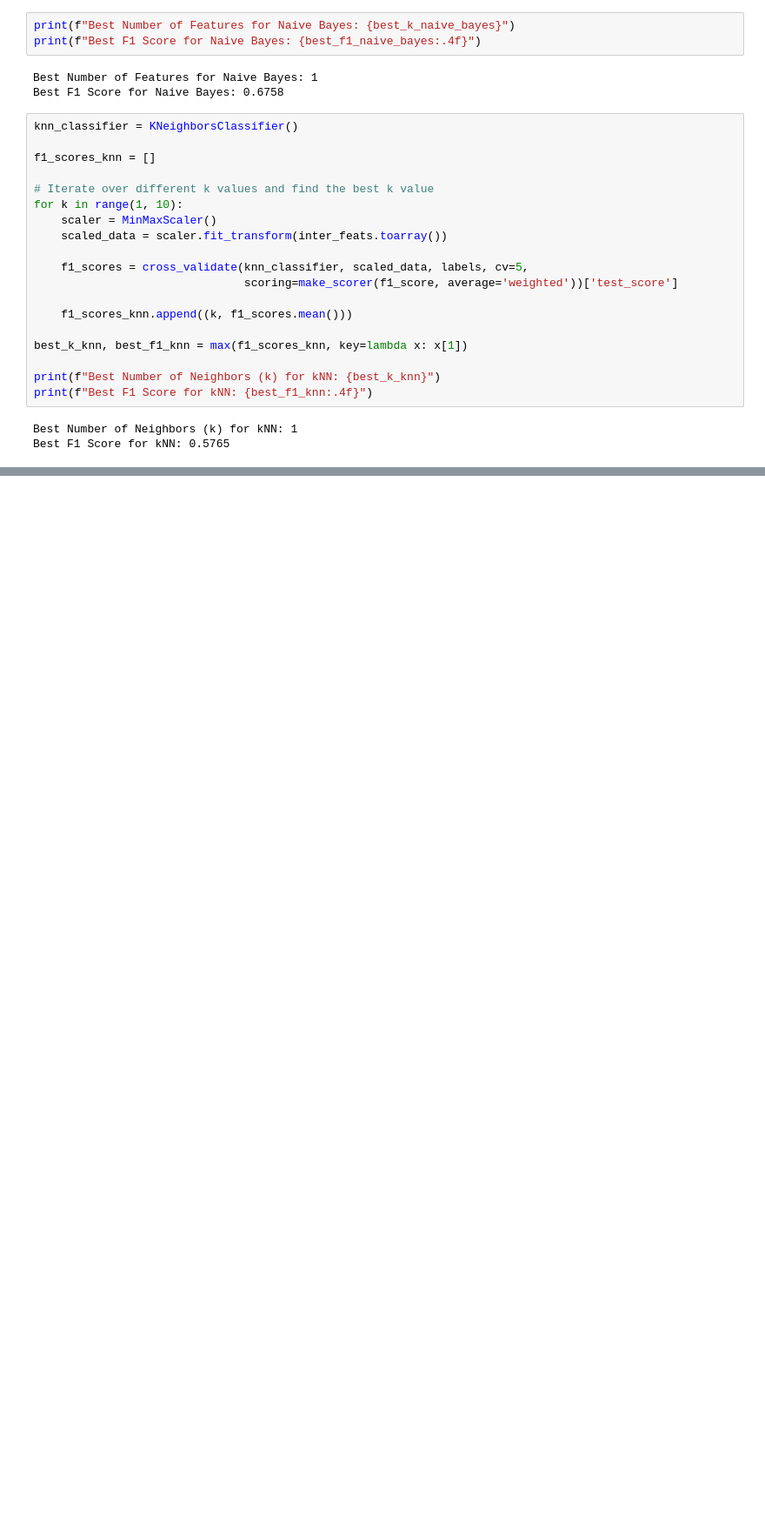
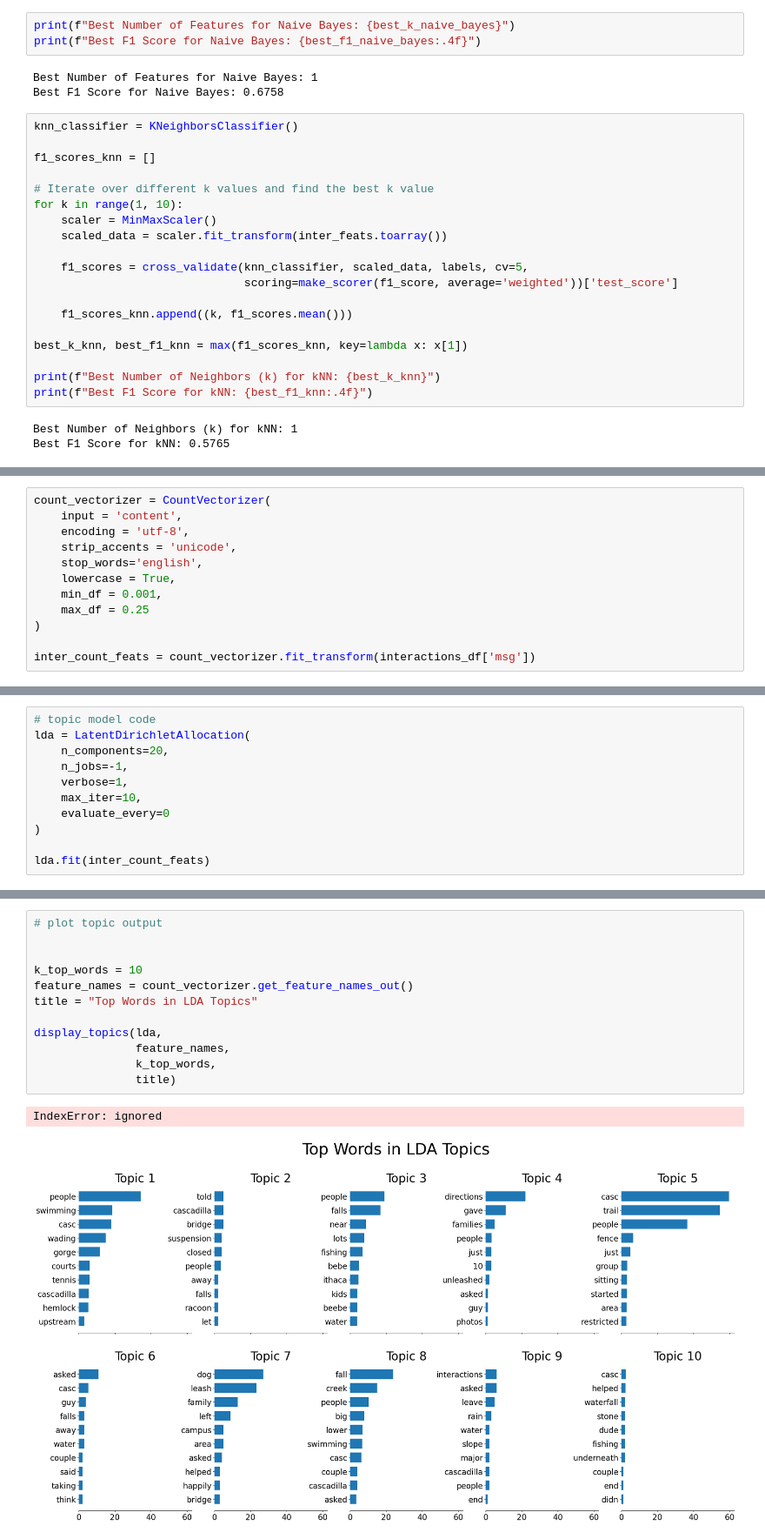
Before and after one commit to Ming-DeMers/cornell-gorges, a Jupyter notebook: Gorges_Analysis_INFO_3350_Final.ipynb, the cells around one changed output, grey strips where cells are left out. Shown at 87% size. Cells and saved outputs as stored; diff of their text form; blank space fills up the shorter version.

Commit message:
added topic models and started bert-based classifying

```diff
--- a/Gorges_Analysis_INFO_3350_Final.ipynb
+++ b/Gorges_Analysis_INFO_3350_Final.ipynb
@@ -1239,0 +1262,12 @@ Best F1 Score for kNN: 0.5765
+# %%
+count_vectorizer = CountVectorizer(
+    input = 'content',
+    encoding = 'utf-8',
+    strip_accents = 'unicode',
+    stop_words='english',
+    lowercase = True,
+    min_df = 0.001,
+    max_df = 0.25
+)
+
+inter_count_feats = count_vectorizer.fit_transform(interactions_df['msg'])
@@ -1239,0 +1276,11 @@ Best F1 Score for kNN: 0.5765
+# %%
+# topic model code
+lda = LatentDirichletAllocation(
+    n_components=20,
+    n_jobs=-1,
+    verbose=1,
+    max_iter=10,
+    evaluate_every=0
+)
+
+lda.fit(inter_count_feats)
@@ -1239,0 +1302,15 @@ Best F1 Score for kNN: 0.5765
+# %%
+# plot topic output
+
+
+k_top_words = 10
+feature_names = count_vectorizer.get_feature_names_out()
+title = "Top Words in LDA Topics"
+
+display_topics(lda,
+               feature_names,
+               k_top_words,
+               title)
+# %% [output]
+IndexError: ignored
+[figure, added]
```
Also changed, not shown: parts of 35 cells of this notebook.
